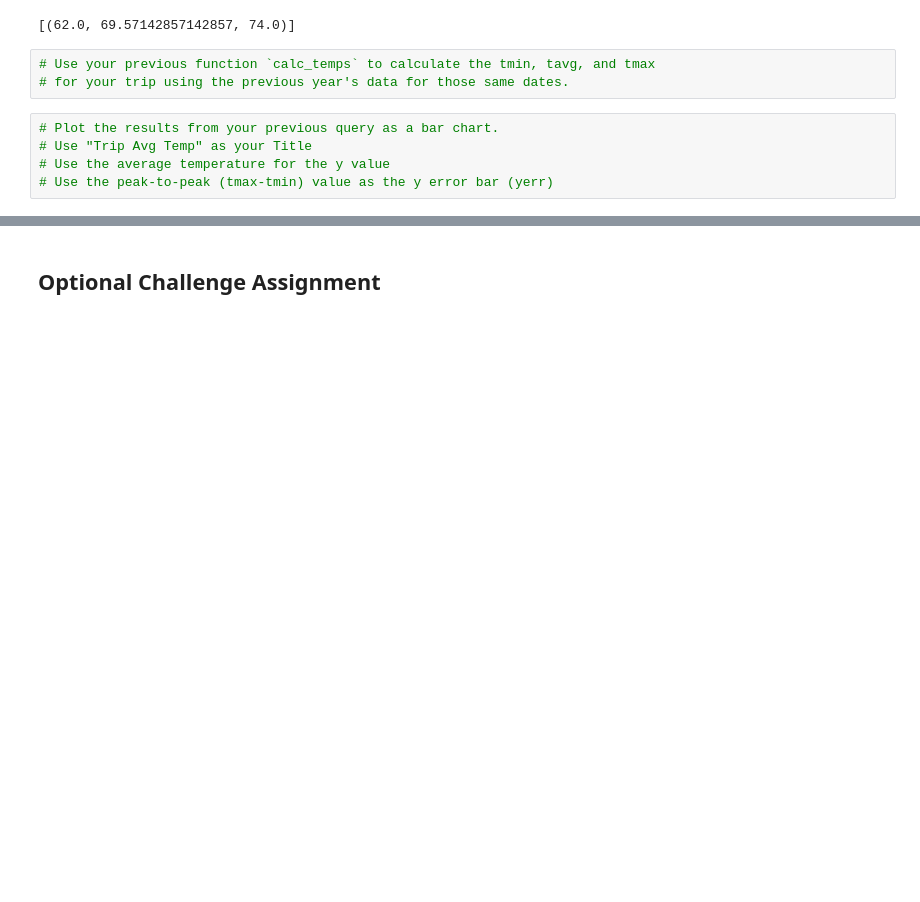
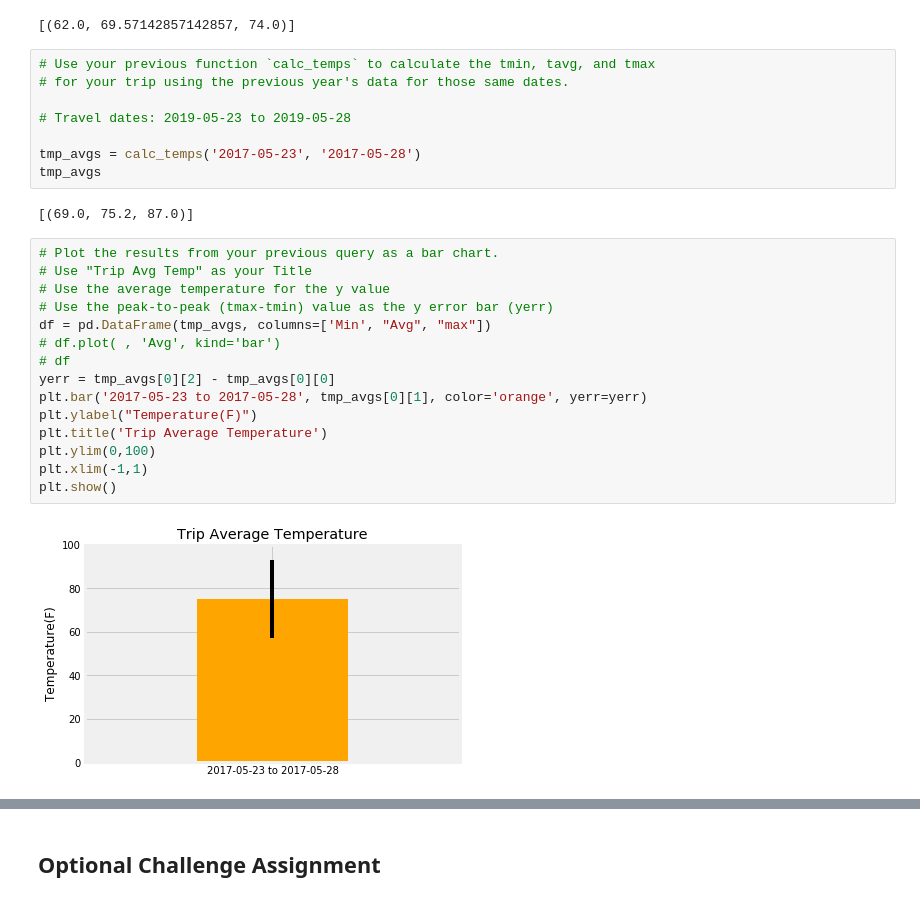
Before and after one commit to jasminajovanovic/Advanced-Storage-Retrieval, a Jupyter notebook: climate_starter.ipynb, the cells around one changed output, grey strips where cells are left out. Drawn from its saved outputs; the diff is of its cells as text; blank space fills up the shorter version.

```diff
--- a/climate_starter.ipynb
+++ b/climate_starter.ipynb
@@ -160,11 +160,30 @@ print(calc_temps('2012-02-28', '2012-03-05'))
 # %%
 # Use your previous function `calc_temps` to calculate the tmin, tavg, and tmax
 # for your trip using the previous year's data for those same dates.
+
+# Travel dates: 2019-05-23 to 2019-05-28
+
+tmp_avgs = calc_temps('2017-05-23', '2017-05-28')
+tmp_avgs
+# %% [output]
+[(69.0, 75.2, 87.0)]
 # %%
 # Plot the results from your previous query as a bar chart.
 # Use "Trip Avg Temp" as your Title
 # Use the average temperature for the y value
 # Use the peak-to-peak (tmax-tmin) value as the y error bar (yerr)
+df = pd.DataFrame(tmp_avgs, columns=['Min', "Avg", "max"])
+# df.plot( , 'Avg', kind='bar')
+# df
+yerr = tmp_avgs[0][2] - tmp_avgs[0][0]
+plt.bar('2017-05-23 to 2017-05-28', tmp_avgs[0][1], color='orange', yerr=yerr)
+plt.ylabel("Temperature(F)")
+plt.title('Trip Average Temperature')
+plt.ylim(0,100)
+plt.xlim(-1,1)
+plt.show()
+# %% [output]
+[figure, added]
 # %%
 # Calculate the total amount of rainfall per weather station for your trip dates using the previous year's matching dates.
 # Sort this in descending order by precipitation amount and list the station, name, latitude, longitude, and elevation
```
Also changed, not shown: parts of 4 cells of this notebook.
